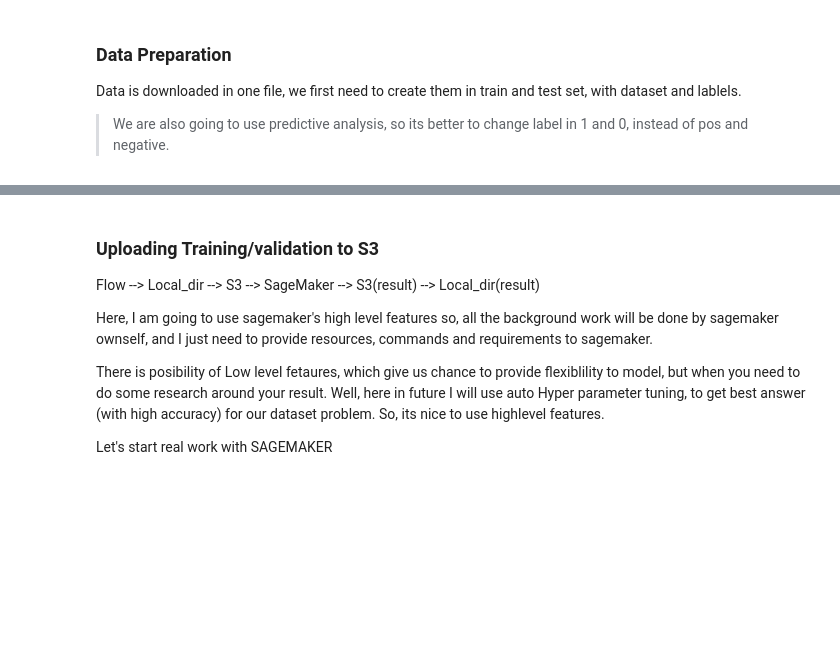
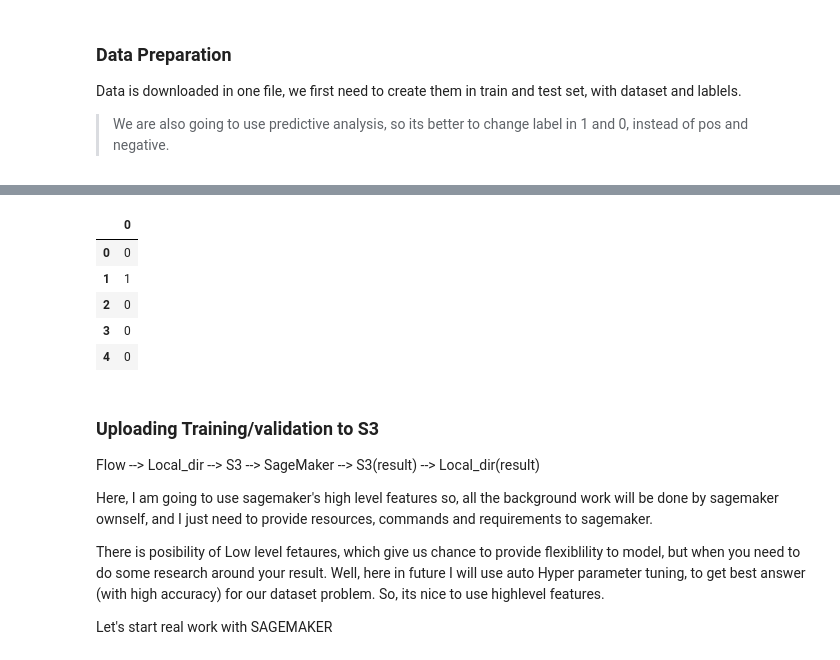
Before and after one commit to Dave-Vedant/Deep_Learning_NanoDegree-Udacity, a Jupyter notebook: Sentiment Web Application Deployment [AWS - SageMaker]/HyperParameter_Tuning with sagemaker.ipynb, the cells around one changed output, grey strips where cells are left out. Saved outputs shown, nothing was run; the diff lists cells and outputs as text; code cells hidden in the pictures; blank space fills up the shorter version.

```diff
--- a/Sentiment Web Application Deployment [AWS - SageMaker]/HyperParameter_Tuning with sagemaker.ipynb
+++ b/Sentiment Web Application Deployment [AWS - SageMaker]/HyperParameter_Tuning with sagemaker.ipynb
@@ -197,2 +274,11 @@ if not os.path.exists(data_dir):
+# %%
+val_y.head()
+# %% [output]
+|  | 0 |
+| 0 | 0 |
+| 1 | 1 |
+| 2 | 0 |
+| 3 | 0 |
+| 4 | 0 |
 # %%
 # save data to dictionary
```
Also changed, not shown: parts of 46 cells of this notebook.
